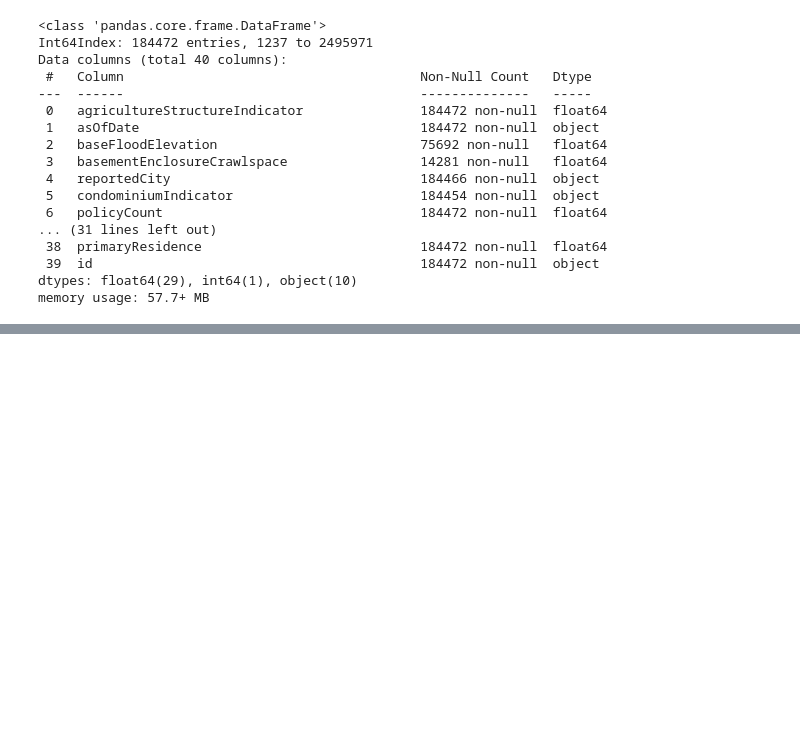
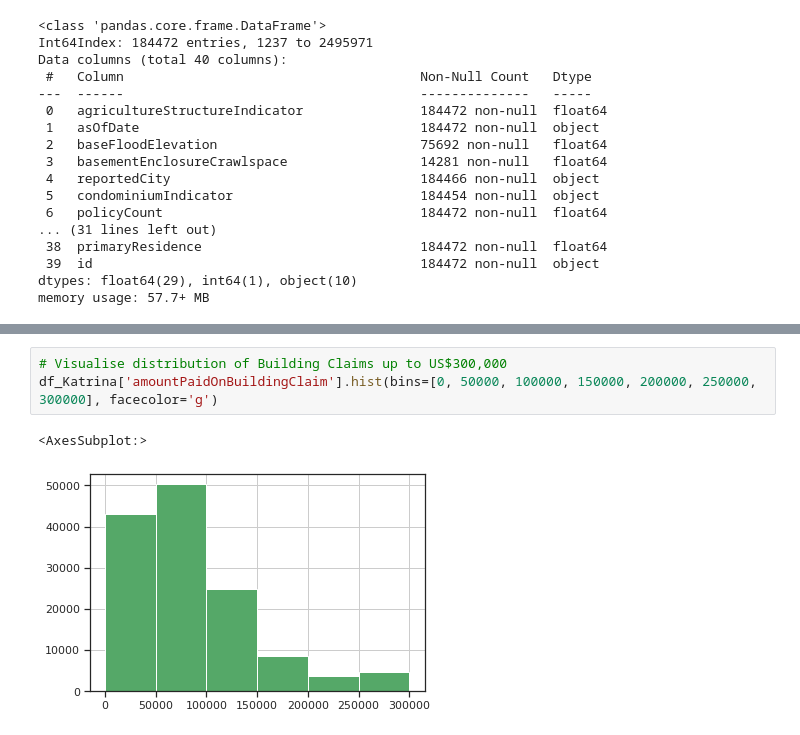
Before and after one commit to samroeslin/National-Flood-Insurance-Program, a Jupyter notebook: Flood_data_2005_event.ipynb, the cells around one changed output, grey strips where cells are left out. Saved outputs shown, nothing was run; the diff lists cells and outputs as text; blank space fills up the shorter version.

```diff
--- a/Flood_data_2005_event.ipynb
+++ b/Flood_data_2005_event.ipynb
@@ -310,0 +373,6 @@ memory usage: 86.7+ MB
+# %%
+# Visualise distribution of Building Claims up to US$300,000
+df_Katrina['amountPaidOnBuildingClaim'].hist(bins=[0, 50000, 100000, 150000, 200000, 250000, 300000], facecolor='g')
+# %% [output]
+<AxesSubplot:>
+[figure, added]
```
Also changed, not shown: parts of 36 cells of this notebook.
